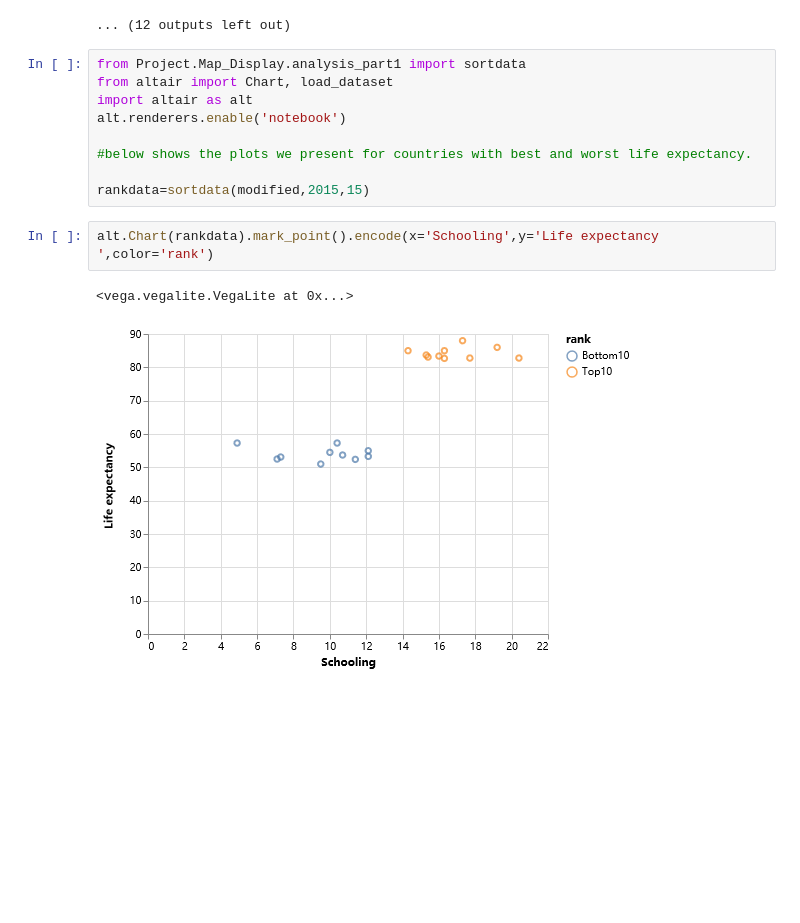
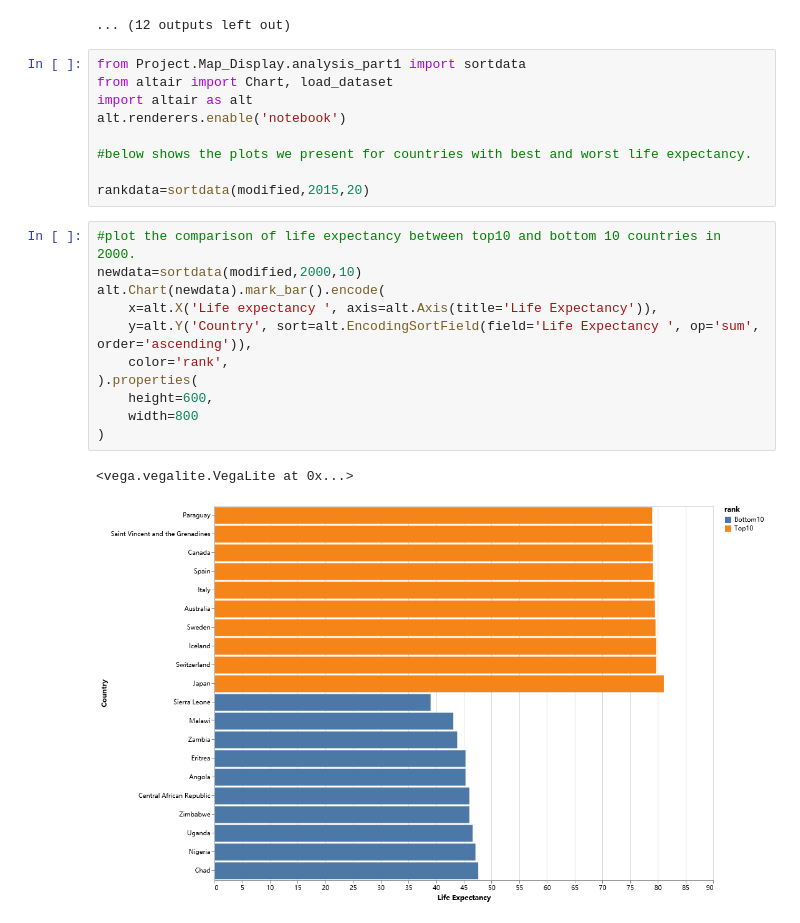
Before and after one commit to forgomania/ECE143-Life-expectancy, a Jupyter notebook: main.ipynb, the cells around one changed output. Cells and saved outputs as stored; diff of their text form; blank space fills up the shorter version.

```diff
--- a/main.ipynb
+++ b/main.ipynb
@@ -130,9 +130,18 @@ alt.renderers.enable('notebook')
 
 #below shows the plots we present for countries with best and worst life expectancy.
 
-rankdata=sortdata(modified,2015,15)
+rankdata=sortdata(modified,2015,20)
-# %%
-alt.Chart(rankdata).mark_point().encode(x='Schooling',y='Life expectancy ',color='rank')
-# %% [output]
-<vega.vegalite.VegaLite at 0x...>
-[figure, removed]
+# %%
+#plot the comparison of life expectancy between top10 and bottom 10 countries in 2000.
+newdata=sortdata(modified,2000,10)
+alt.Chart(newdata).mark_bar().encode(
+    x=alt.X('Life expectancy ', axis=alt.Axis(title='Life Expectancy')),
+    y=alt.Y('Country', sort=alt.EncodingSortField(field='Life Expectancy ', op='sum', order='ascending')),
+    color='rank',
+).properties(
+    height=600,
+    width=800
+)
+# %% [output]
+<vega.vegalite.VegaLite at 0x...>
+[figure, added]
```
Also changed, not shown: parts of 5 cells of this notebook, 2 other files.
